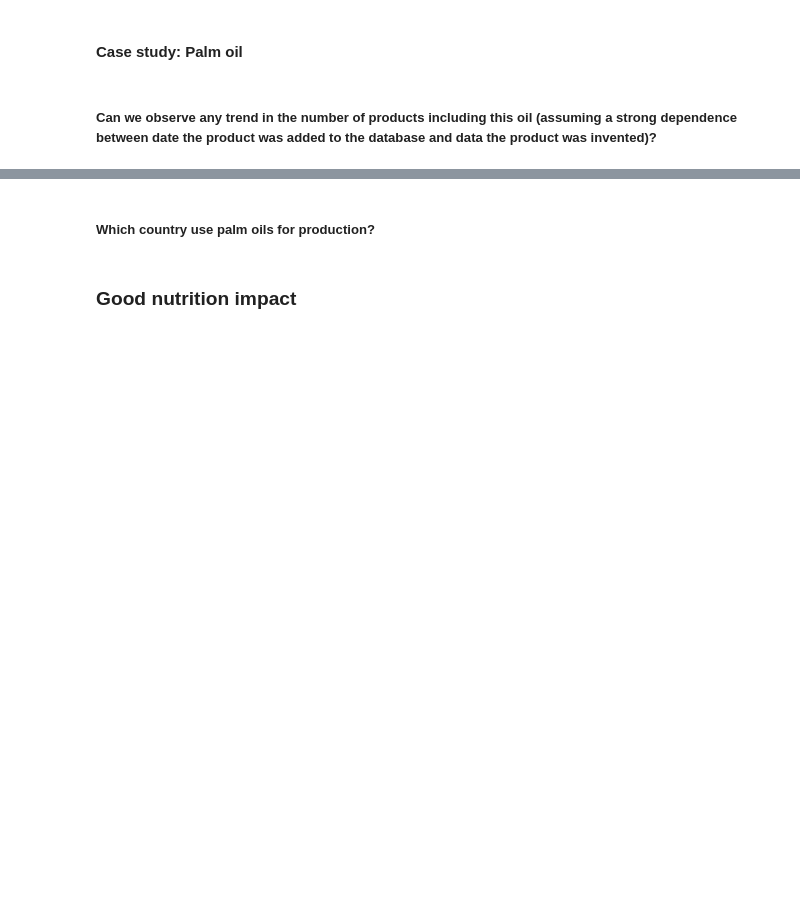
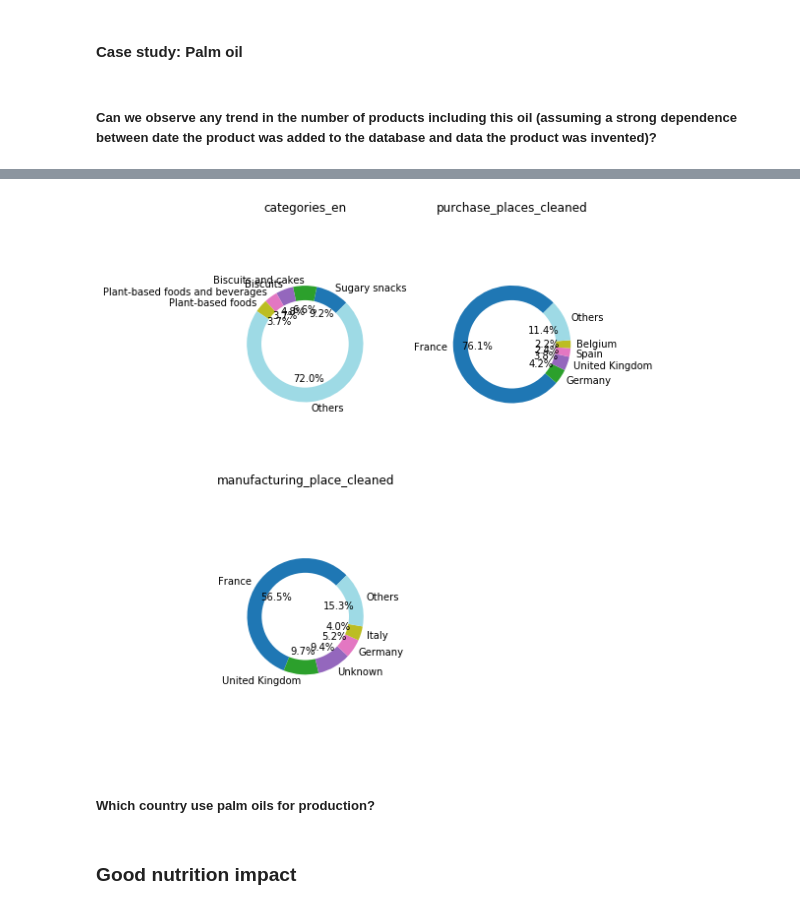
Before and after one commit to RedHotDataProject/Project_ADA, a Jupyter notebook: Open Food Facts - Explore data.ipynb, the cells around one changed output, grey strips where cells are left out. Saved outputs shown, nothing was run; the diff lists cells and outputs as text; code cells hidden in the pictures; blank space fills up the shorter version.

```diff
--- a/Open Food Facts - Explore data.ipynb
+++ b/Open Food Facts - Explore data.ipynb
@@ -105,3 +117,11 @@ palm_oil_pd
+# %%
+visualize.plot_column_composition(palm_oil_pd,
+                                  ['categories_en',
+                                   'purchase_places_cleaned',
+                                   'manufacturing_place_cleaned']
+                                 )
+# %% [output]
+[figure, added]
 # %%
 #palm_oil_pd.groupby('main_category')
 # %% [markdown]
```
Also changed, not shown: parts of 19 cells of this notebook.
